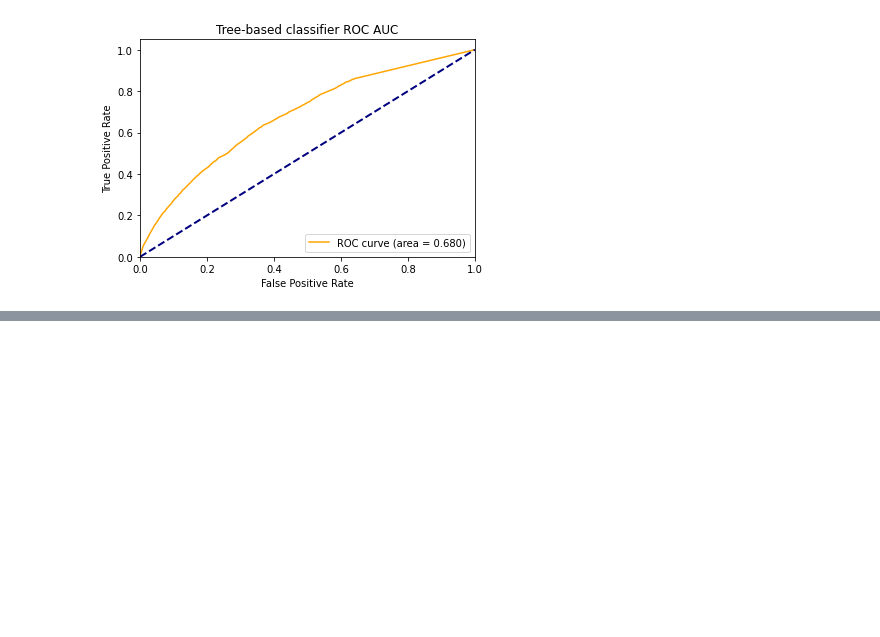
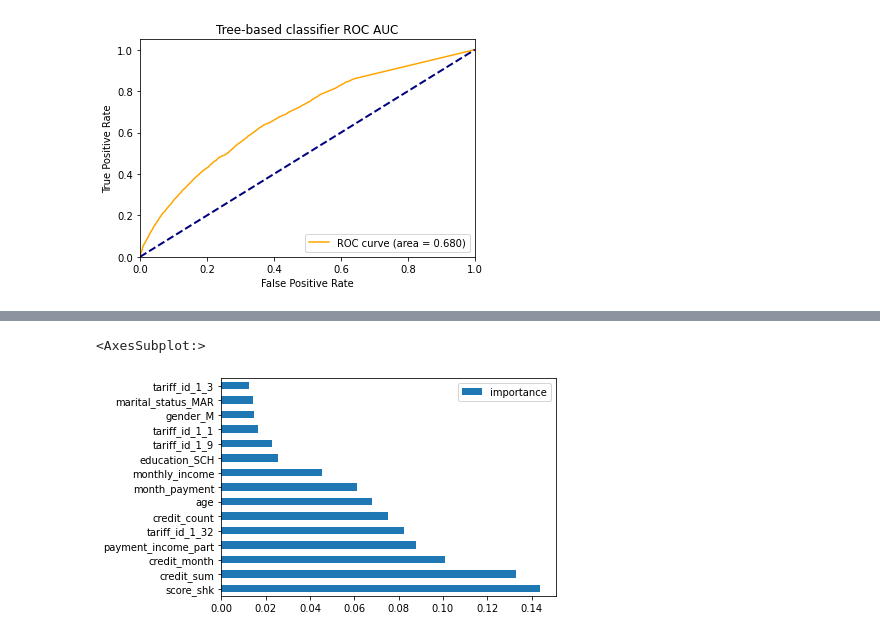
Before and after one commit to GlebsterHD/Tinkoff_DS_challenge, a Jupyter notebook: Trees_research.ipynb, the cells around one changed output, grey strips where cells are left out. Cells and saved outputs as stored; diff of their text form; code cells hidden in the pictures; blank space fills up the shorter version.

```diff
--- a/Trees_research.ipynb
+++ b/Trees_research.ipynb
@@ -60,7 +63,11 @@ def make_tree_classifier(x_train, y_train, x_valid, y_valid, results_df, model_n
     y_pred = model.predict(x_valid)
     y_score = model.predict_proba(x_valid)[:,1]
 
+    roc_auc_oob = roc_auc_score(y_train, model.oob_decision_function_[:, 1])\
+    if model_type == 'RF' else np.NaN
+
     results_df[model_name] = [roc_auc_score(y_valid, y_score),
+                              roc_auc_oob,
                               precision_score(y_valid, y_pred),
                               recall_score(y_valid, y_pred),
                               f1_score(y_valid, y_pred),
@@ -110,0 +113,6 @@ Object `DecisionTreeClassifier` not found.
+# %%
+feat_imp_basic_tree = pd.DataFrame(index=X_train.columns, columns=['importance'], data=basic_tree.feature_importances_)
+feat_imp_basic_tree.sort_values('importance', ascending=False)[:15].plot(kind='barh')
+# %% [output]
+<AxesSubplot:>
+[figure, added]
```
Also changed, not shown: parts of 13 cells of this notebook.
